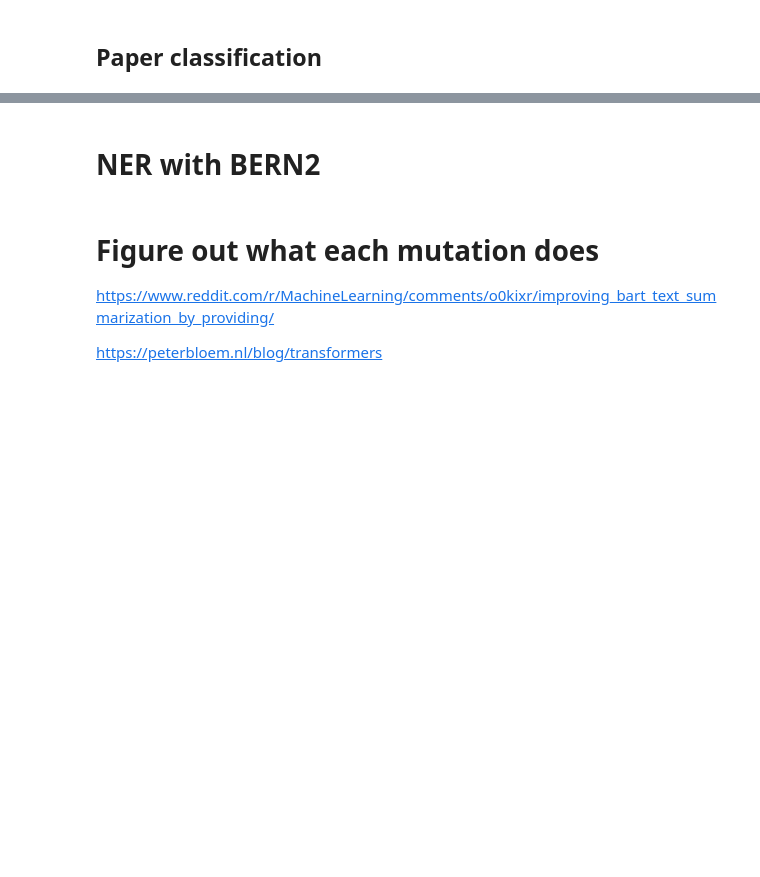
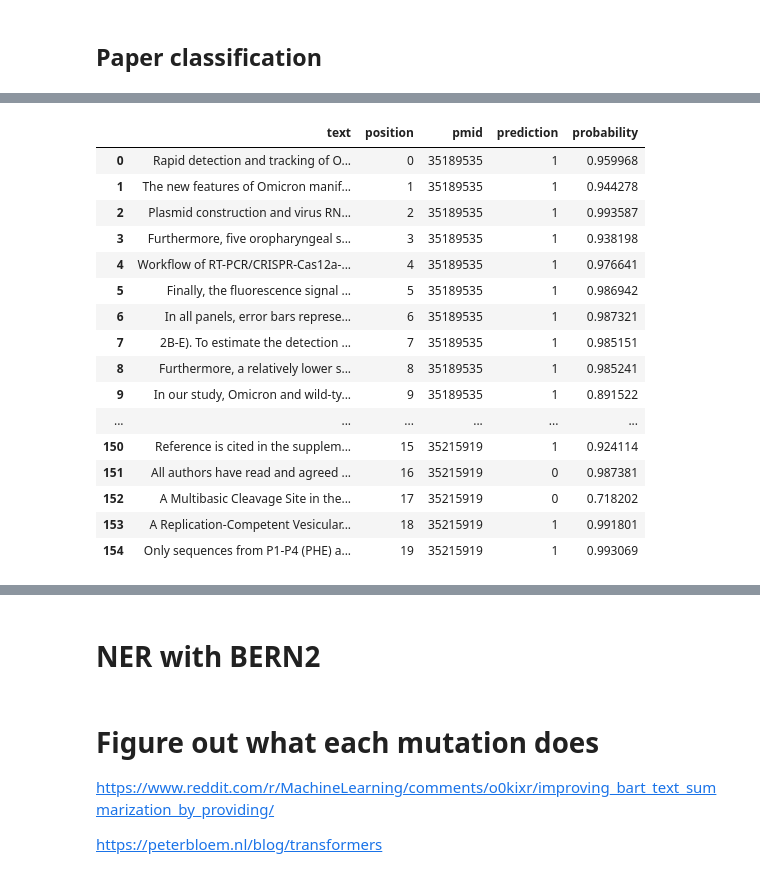
Before and after one commit to davidhy8/viriation, a Jupyter notebook: notebook/pipeline.ipynb, the cells around one changed output, grey strips where cells are left out. Saved outputs shown, nothing was run; the diff lists cells and outputs as text; code cells hidden in the pictures; blank space fills up the shorter version.

```diff
--- a/notebook/pipeline.ipynb
+++ b/notebook/pipeline.ipynb
@@ -162,7 +170,7 @@ def prediction_chunks(df, tokenizer, trainer):
         chunks_df = pd.DataFrame(chunks, columns=["text"])
         # chunks_df["label"] = df["label"][i]
         chunks_df["position"] = chunks_df.index
-        chunks_df["paper"] = i
+        chunks_df["pmid"] = df.loc[i, "pmid"]
 
         t = Dataset.from_pandas(chunks_df)
         t = t.map(tokenize_function, batched=True)
@@ -241,7 +280,7 @@ ds = ds_preparation(df, val_count=128)
 
 # Load model
 def model_init():
-    return AutoModelForSequenceClassification.from_pretrained("../models/chunks-pubmed-bert-v2", num_labels=2)
+    return AutoModelForSequenceClassification.from_pretrained("../checkpoints/chunks-pubmed-bert-v2", num_labels=2)
 
 trainer = fine_tune_model(ds, model_init, train=False)
 
@@ -256,7 +295,8 @@ Detected kernel version 4.18.0, which is below the recommended minimum of 5.5.0;
 {'accuracy': 0.68, 'f1': 0.6875000000000001, 'precision': 0.5301204819277109, 'recall': 0.9777777777777777}
 # %%
 # Load new papers
-data = pd.read_csv("../data/pipeline_data/paper_flagging_data/new_papers_dataset.csv")
+# data = pd.read_csv("../data/pipeline_data/paper_flagging_data/new_papers_dataset.csv")
+data = pd.read_csv("../data/pipeline_data/test.csv")
 chunked_data_df, chunked_data_pred = prediction_chunks(data[:10], tokenizer, trainer)
 # %% [output]
 [interactive output not drawn]
@@ -275,0 +371,15 @@ import lightgbm as lgb
+# %%
+# data = pd.read_csv("../data/pipeline_data/paper_flagging_data/new_papers_dataset.csv")
+data = pd.read_csv("../data/pipeline_data/test.csv")
+
+# Load data
+df = pd.read_csv('../data/pipeline_data/paper_flagging_data/bert_dataset.csv')
+ds = ds_preparation(df, val_count=128)
+
+# Load model
+def model_init():
+    return AutoModelForSequenceClassification.from_pretrained("../checkpoints/chunks-pubmed-bert-v2", num_labels=2)
+
+trainer = fine_tune_model(ds, model_init, train=False)
+
+results = paper_prediction(data[:10], bst, tokenizer, trainer)
@@ -276,2 +400,22 @@ import lightgbm as lgb
+# %%
+results
+# %% [output]
+|  | text | position | pmid | prediction | probability |
+| 0 | Rapid detection and tracking of O... | 0 | 35189535 | 1 | 0.959968 |
+| 1 | The new features of Omicron manif... | 1 | 35189535 | 1 | 0.944278 |
+| 2 | Plasmid construction and virus RN... | 2 | 35189535 | 1 | 0.993587 |
+| 3 | Furthermore, five oropharyngeal s... | 3 | 35189535 | 1 | 0.938198 |
+| 4 | Workflow of RT-PCR/CRISPR-Cas12a-... | 4 | 35189535 | 1 | 0.976641 |
+| 5 | Finally, the fluorescence signal ... | 5 | 35189535 | 1 | 0.986942 |
+| 6 | In all panels, error bars represe... | 6 | 35189535 | 1 | 0.987321 |
+| 7 | 2B-E). To estimate the detection ... | 7 | 35189535 | 1 | 0.985151 |
+| 8 | Furthermore, a relatively lower s... | 8 | 35189535 | 1 | 0.985241 |
+| 9 | In our study, Omicron and wild-ty... | 9 | 35189535 | 1 | 0.891522 |
+| ... | ... | ... | ... | ... | ... |
+| 150 | Reference is cited in the supplem... | 15 | 35215919 | 1 | 0.924114 |
+| 151 | All authors have read and agreed ... | 16 | 35215919 | 0 | 0.987381 |
+| 152 | A Multibasic Cleavage Site in the... | 17 | 35215919 | 0 | 0.718202 |
+| 153 | A Replication-Competent Vesicular... | 18 | 35215919 | 1 | 0.991801 |
+| 154 | Only sequences from P1-P4 (PHE) a... | 19 | 35215919 | 1 | 0.993069 |
 # %%
 # Load lightbgm model
```
Also changed, not shown: parts of 15 cells of this notebook.
